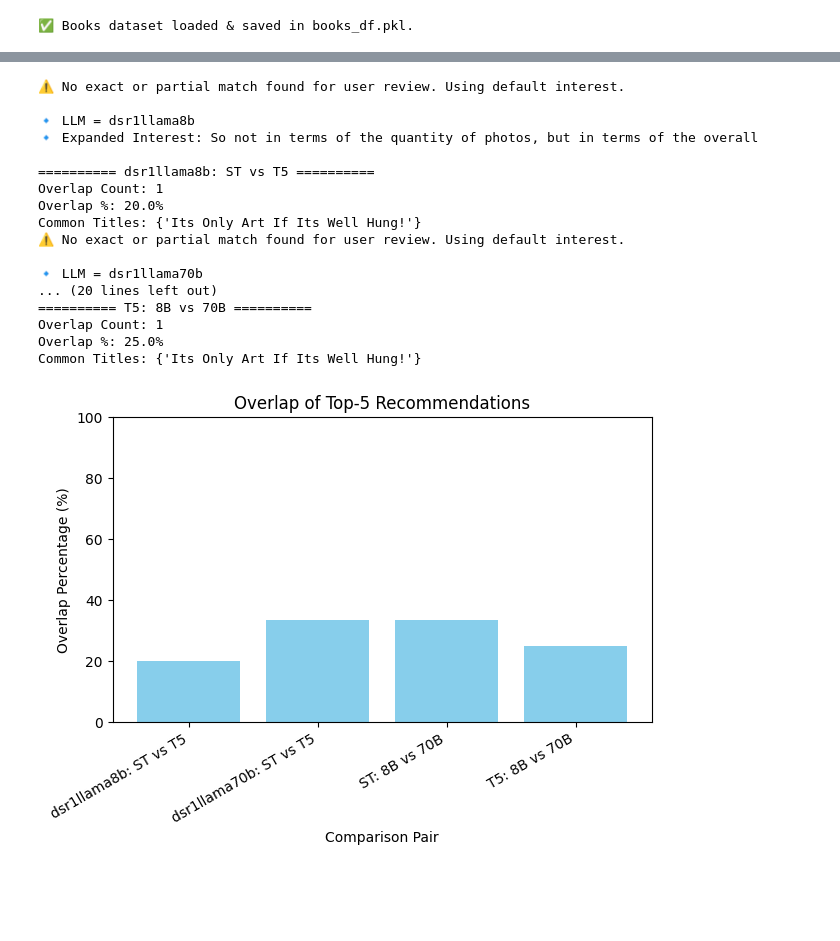
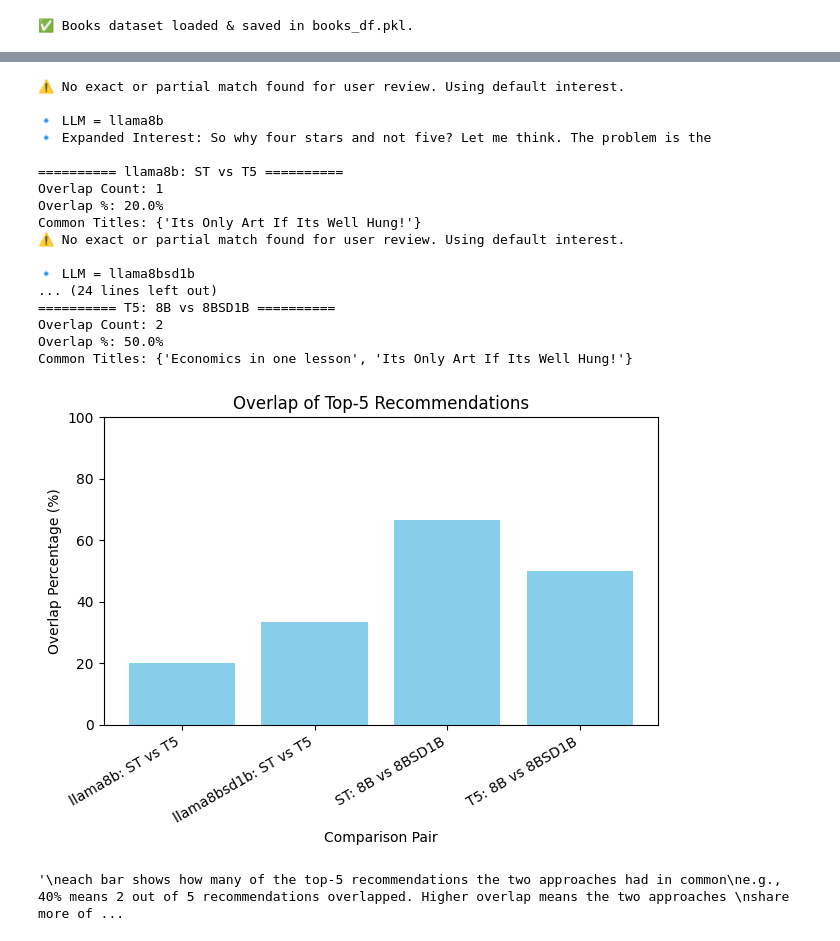
Before and after one commit to yahavb/llm-content-ranker, a Jupyter notebook: BookExpanSim.ipynb, the cells around one changed output, grey strips where cells are left out. Cells and saved outputs as stored; diff of their text form; code cells hidden in the pictures; blank space fills up the shorter version.

```diff
--- a/BookExpanSim.ipynb
+++ b/BookExpanSim.ipynb
@@ -250,9 +330,9 @@ import numpy as np
 import faiss
 import re
 
-def recommend_books_multi_llm(user_reviews, llm_name="dsr1llama8b", top_k=5):
+def recommend_books_multi_llm(user_reviews,llm_name,top_k=5):
     """
-    Recommend books based on expansions from multiple LLM sizes (e.g. 8B or 70B).
+    Recommend books based on expansions from multiple LLM sizes (e.g. 8B or 8B SD 1B).
 
     1) Loads the pickled DataFrame: books_with_expanded_interest_{llm_name}.pkl
        which must contain columns:
@@ -319,7 +399,7 @@ def recommend_books_multi_llm(user_reviews, llm_name="dsr1llama8b", top_k=5):
 # =========================
 user_reviews = "I love epic sci-fi novels with deep world-building."
 
-for llm_variant in ["dsr1llama8b", "dsr1llama70b"]:
+for llm_variant in ["llama8b", "llama8bsd1b"]:
     expanded_interest, rec_st, rec_t5 = recommend_books_multi_llm(user_reviews, llm_name=llm_variant)
     print(f"\n🔹 LLM: {llm_variant} - ST Recommendations:")
     print(rec_st)
@@ -350,7 +430,7 @@ import faiss
 import re
 import matplotlib.pyplot as plt
 
-def recommend_books_multi_llm_with_distances(user_reviews, llm_name="dsr1llama8b", top_k=5):
+def recommend_books_multi_llm_with_distances(user_reviews,llm_name,top_k=5):
     """
     Similar to 'recommend_books_multi_llm' but also returns the raw FAISS distances
     (for ST and T5) so we can compare them across approaches.
@@ -406,7 +486,7 @@ def recommend_books_multi_llm_with_distances(user_reviews, llm_name="dsr1llama8b
 
 
 # ============ Compare ST vs T5 Distances Across LLM Variants ============
-llm_variants = ["dsr1llama8b", "dsr1llama70b"]  # example
+llm_variants = ["llama8b", "llama8bsd1b"]
 user_review = "I love epic sci-fi novels with deep world-building."
 top_k = 5
 
@@ -478,7 +561,7 @@ def compute_recommendation_overlap(set_a, set_b):
     return overlap_count, overlap_percent, overlap
 
 # Example usage parameters
-llm_variants = ["dsr1llama8b", "dsr1llama70b"]
+llm_variants = ["llama8b", "llama8bsd1b"]
 user_review = "I love epic sci-fi novels with deep world-building."
 top_k = 5
 
@@ -522,10 +605,10 @@ for llm_variant in llm_variants:
 
 # compare dsr1llama8b_ST vs dsr1llama70b_ST
 overlap_count, overlap_percent, overlap_titles = compute_recommendation_overlap(
-    recommendation_sets[("dsr1llama8b", "ST")],
-    recommendation_sets[("dsr1llama70b", "ST")]
+    recommendation_sets[("llama8b", "ST")],
+    recommendation_sets[("llama8bsd1b", "ST")]
 )
-label = "ST: 8B vs 70B"
+label = "ST: 8B vs 8BSD1B"
 labels.append(label)
 overlap_values.append(overlap_percent)
 
@@ -536,52 +619,53 @@ print(f"Common Titles: {overlap_titles}")
 
 # compare dsr1llama8b_T5 vs dsr1llama70b_T5
 overlap_count, overlap_percent, overlap_titles = compute_recommendation_overlap(
-    recommendation_sets[("dsr1llama8b", "T5")],
-    recommendation_sets[("dsr1llama70b", "T5")]
+    recommendation_sets[("llama8b", "T5")],
+    recommendation_sets[("llama8bsd1b", "T5")]
 )
-label = "T5: 8B vs 70B"
+label = "T5: 8B vs 8BSD1B"
 labels.append(label)
 overlap_values.append(overlap_percent)
 
 print(f"\n========== {label} ==========")
 print(f"Overlap Count: {overlap_count}")
 print(f"Overlap %: {overlap_percent:.1f}%")
 print(f"Common Titles: {overlap_titles}")
 
 # ============ Plot  ============
 x = np.arange(len(labels))
 plt.bar(x, overlap_values, color="skyblue")
 plt.xticks(x, labels, rotation=30, ha="right")
 plt.ylim(0, 100)  # Overlap % scale is 0-100
 plt.title(f"Overlap of Top-{top_k} Recommendations")
 plt.xlabel("Comparison Pair")
 plt.ylabel("Overlap Percentage (%)")
 plt.tight_layout()
 plt.show()
 '''
 each bar shows how many of the top-5 recommendations the two approaches had in common
 e.g., 40% means 2 out of 5 recommendations overlapped. Higher overlap means the two approaches
 share more of the same recommendations, so they behave more similarly for that query.
 '''
 # %% [output]
 ⚠️ No exact or partial match found for user review. Using default interest.
 
-🔹 LLM = dsr1llama8b
-🔹 Expanded Interest: So not in terms of the quantity of photos, but in terms of the overall
+🔹 LLM = llama8b
+🔹 Expanded Interest: So why four stars and not five? Let me think. The problem is the
 
-========== dsr1llama8b: ST vs T5 ==========
+========== llama8b: ST vs T5 ==========
 Overlap Count: 1
 Overlap %: 20.0%
 Common Titles: {'Its Only Art If Its Well Hung!'}
 ⚠️ No exact or partial match found for user review. Using default interest.
 
-🔹 LLM = dsr1llama70b
-... (20 lines left out)
-========== T5: 8B vs 70B ==========
-Overlap Count: 1
-Overlap %: 25.0%
-Common Titles: {'Its Only Art If Its Well Hung!'}
+🔹 LLM = llama8bsd1b
+... (24 lines left out)
+========== T5: 8B vs 8BSD1B ==========
+Overlap Count: 2
+Overlap %: 50.0%
+Common Titles: {'Economics in one lesson', 'Its Only Art If Its Well Hung!'}
-[figure, old version]
+[figure, new version]
+'\neach bar shows how many of the top-5 recommendations the two approaches had in common\ne.g., 40% means 2 out of 5 recommendations overlapped. Higher overlap means the two approaches \nshare more of ...
 # %%
 import pandas as pd
 import numpy as np
```
Also changed, not shown: parts of 18 cells of this notebook, 7 other files.
